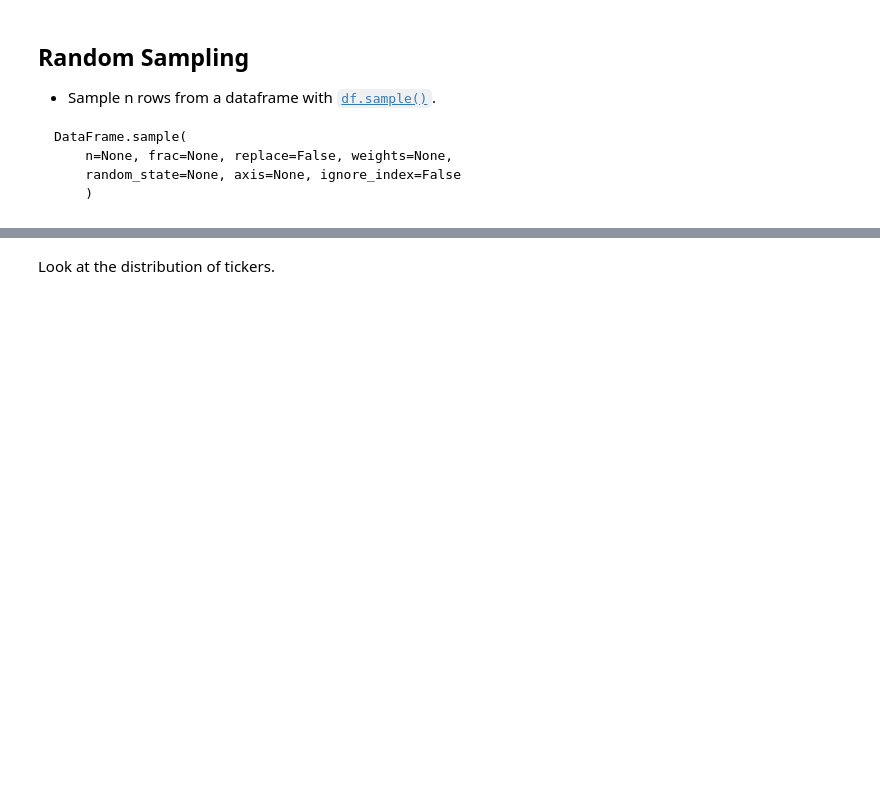
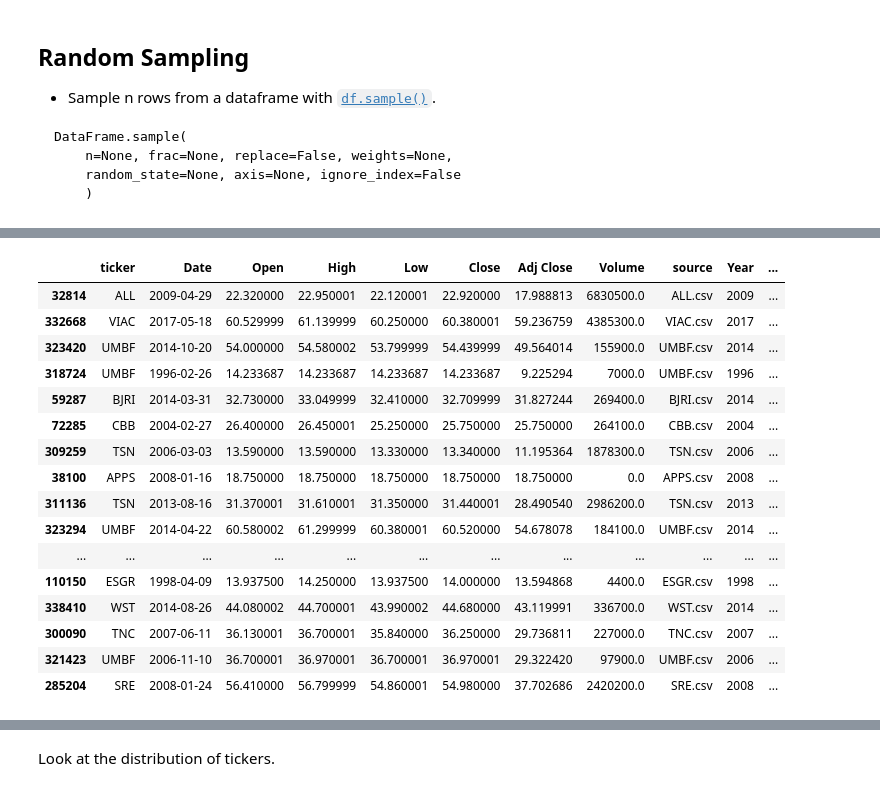
Before and after one commit to UofT-DSI/production, a Jupyter notebook: 01_materials/labs/03a_sampling.ipynb, the cells around one changed output, grey strips where cells are left out. Drawn from its saved outputs; the diff is of its cells as text; code cells hidden in the pictures; blank space fills up the shorter version.

```diff
--- a/01_materials/labs/03a_sampling.ipynb
+++ b/01_materials/labs/03a_sampling.ipynb
@@ -36,5 +52,23 @@ DataFrame.sample(
 # %%
-df.sample(n = 5)
+df.sample(n = 25)
+# %% [output]
+|  | ticker | Date | Open | High | Low | Close | Adj Close | Volume | source | Year | ... |
+| 32814 | ALL | 2009-04-29 | 22.320000 | 22.950001 | 22.120001 | 22.920000 | 17.988813 | 6830500.0 | ALL.csv | 2009 | ... |
+| 332668 | VIAC | 2017-05-18 | 60.529999 | 61.139999 | 60.250000 | 60.380001 | 59.236759 | 4385300.0 | VIAC.csv | 2017 | ... |
+| 323420 | UMBF | 2014-10-20 | 54.000000 | 54.580002 | 53.799999 | 54.439999 | 49.564014 | 155900.0 | UMBF.csv | 2014 | ... |
+| 318724 | UMBF | 1996-02-26 | 14.233687 | 14.233687 | 14.233687 | 14.233687 | 9.225294 | 7000.0 | UMBF.csv | 1996 | ... |
+| 59287 | BJRI | 2014-03-31 | 32.730000 | 33.049999 | 32.410000 | 32.709999 | 31.827244 | 269400.0 | BJRI.csv | 2014 | ... |
+| 72285 | CBB | 2004-02-27 | 26.400000 | 26.450001 | 25.250000 | 25.750000 | 25.750000 | 264100.0 | CBB.csv | 2004 | ... |
+| 309259 | TSN | 2006-03-03 | 13.590000 | 13.590000 | 13.330000 | 13.340000 | 11.195364 | 1878300.0 | TSN.csv | 2006 | ... |
+| 38100 | APPS | 2008-01-16 | 18.750000 | 18.750000 | 18.750000 | 18.750000 | 18.750000 | 0.0 | APPS.csv | 2008 | ... |
+| 311136 | TSN | 2013-08-16 | 31.370001 | 31.610001 | 31.350000 | 31.440001 | 28.490540 | 2986200.0 | TSN.csv | 2013 | ... |
+| 323294 | UMBF | 2014-04-22 | 60.580002 | 61.299999 | 60.380001 | 60.520000 | 54.678078 | 184100.0 | UMBF.csv | 2014 | ... |
+| ... | ... | ... | ... | ... | ... | ... | ... | ... | ... | ... | ... |
+| 110150 | ESGR | 1998-04-09 | 13.937500 | 14.250000 | 13.937500 | 14.000000 | 13.594868 | 4400.0 | ESGR.csv | 1998 | ... |
+| 338410 | WST | 2014-08-26 | 44.080002 | 44.700001 | 43.990002 | 44.680000 | 43.119991 | 336700.0 | WST.csv | 2014 | ... |
+| 300090 | TNC | 2007-06-11 | 36.130001 | 36.700001 | 35.840000 | 36.250000 | 29.736811 | 227000.0 | TNC.csv | 2007 | ... |
+| 321423 | UMBF | 2006-11-10 | 36.700001 | 36.970001 | 36.700001 | 36.970001 | 29.322420 | 97900.0 | UMBF.csv | 2006 | ... |
+| 285204 | SRE | 2008-01-24 | 56.410000 | 56.799999 | 54.860001 | 54.980000 | 37.702686 | 2420200.0 | SRE.csv | 2008 | ... |
 # %%
 import random
 random.seed(42)
```
Also changed, not shown: parts of 6 cells of this notebook, 1 other file.
